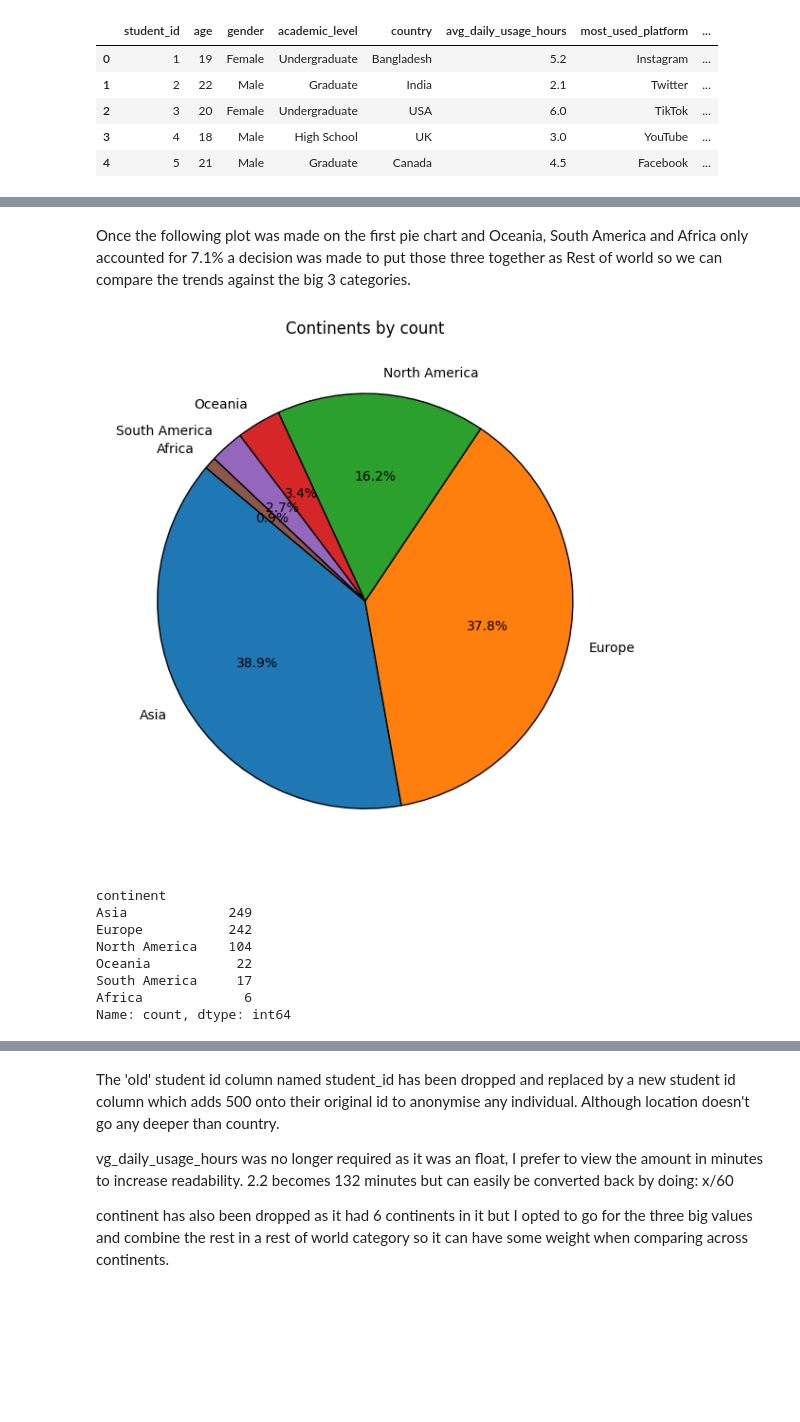
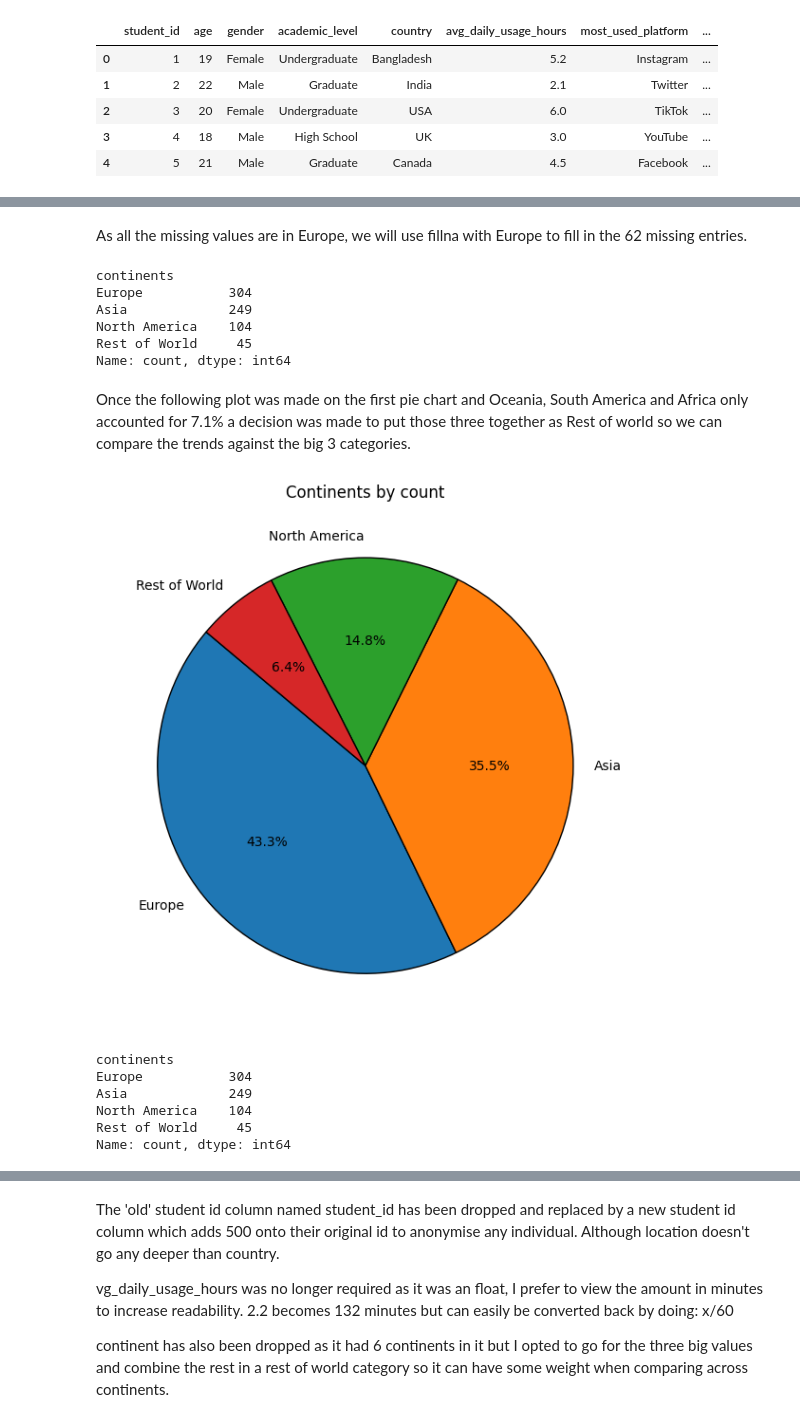
Before and after one commit to StavSteven/social_media_addiction, a Jupyter notebook: jupyter_notebooks/1_data_cleaning_student_social_media_addiction.ipynb, the cells around one changed output, grey strips where cells are left out. Saved outputs shown, nothing was run; the diff lists cells and outputs as text; code cells hidden in the pictures; blank space fills up the shorter version.

Commit message:
fill na values in continent

```diff
--- a/jupyter_notebooks/1_data_cleaning_student_social_media_addiction.ipynb
+++ b/jupyter_notebooks/1_data_cleaning_student_social_media_addiction.ipynb
@@ -517,7 +517,7 @@ country_to_continent = {
 }
 
 # Map the continent
-df['continent'] = df['country'].map(country_to_continent)
+df['continents'] = df['country'].map(country_to_continent)
 
 # Check result
 df.head()
@@ -531,34 +560,47 @@ df.head()
+# %% [markdown]
+As all the missing values are in Europe, we will use fillna with Europe to fill in the 62 missing entries.
+# %%
+# Replace NaN with Europe
+df['continents'] = df['continents'].fillna('Europe')
+# %%
+# Check that NaNs have been replaced
+df['continents'].value_counts(dropna=False)
+# %% [output]
+continents
+Europe           304
+Asia             249
+North America    104
+Rest of World     45
+Name: count, dtype: int64
 # %% [markdown]
 Once the following plot was made on the first pie chart and Oceania, South America and Africa only accounted for 7.1% a decision was made to put those three together as Rest of world so we can compare the trends against the big 3 categories.
 # %%
 # Plot continents on a piechart to show distribution
-continent_counts = df['continent'].value_counts()
+continent_counts = df['continents'].value_counts()
 
 plt.figure(figsize=(6, 6))
 plt.pie(
     continent_counts,
     labels=continent_counts.index,
     autopct='%1.1f%%',
     startangle=140,
     wedgeprops={'edgecolor': 'black'}
 )
 
 plt.title("Continents by count")
 plt.tight_layout()
 plt.show()
 # %% [output]
-[figure, old version]
+[figure, new version]
 # %%
 # Check value counts of the 3 smaller portions of the piechart
-df['continent'].value_counts()
+df['continents'].value_counts()
 # %% [output]
-continent
+continents
+Europe           304
 Asia             249
-Europe           242
 North America    104
-Oceania           22
-South America     17
-Africa             6
+Rest of World     45
 Name: count, dtype: int64
 # %%
 # Create a new column combining the three smallest values as rest of world
```
Also changed, not shown: parts of 8 cells of this notebook.
